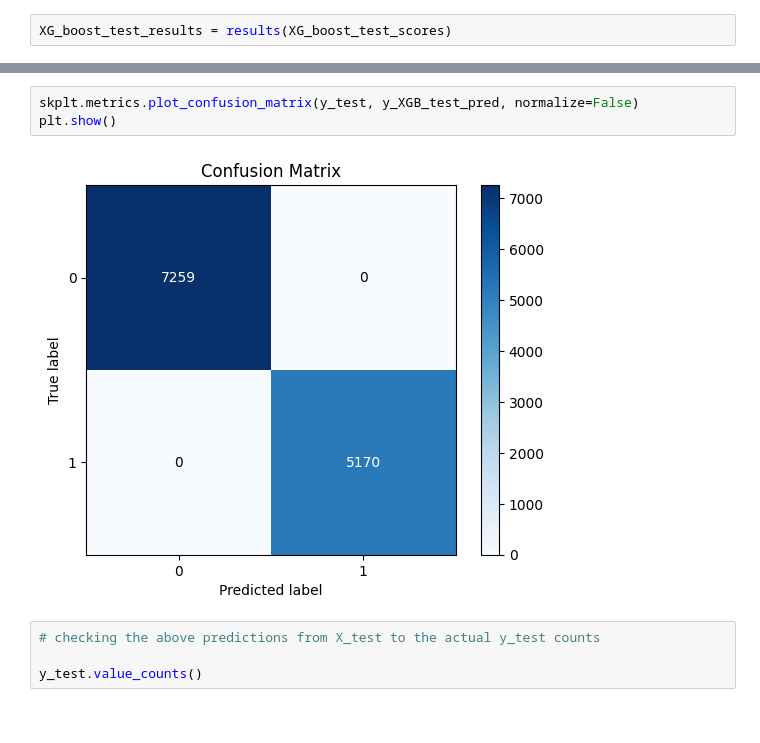
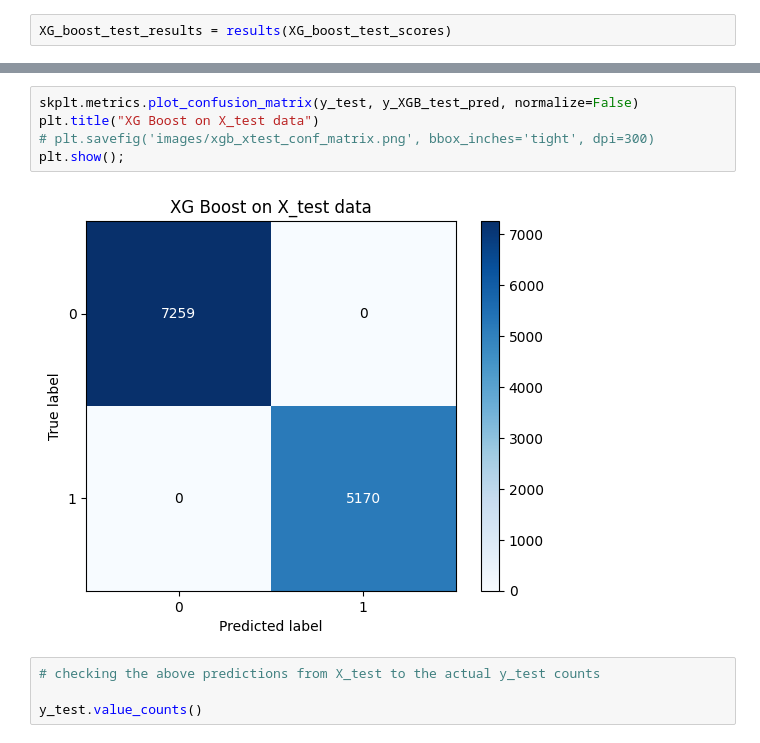
Before and after one commit to mccafj/Fall_Detection_Model, a Jupyter notebook: scratch_notebook.ipynb, the cells around one changed output, grey strips where cells are left out. Drawn from its saved outputs; the diff is of its cells as text.

Commit message:
markdown edits, conf matrices visuals

```diff
--- a/scratch_notebook.ipynb
+++ b/scratch_notebook.ipynb
@@ -2147,8 +2154,10 @@ print_results(XG_boost_test_results)
 # %%
 skplt.metrics.plot_confusion_matrix(y_test, y_XGB_test_pred, normalize=False)
-plt.show()
+plt.title("XG Boost on X_test data")
+# plt.savefig('images/xgb_xtest_conf_matrix.png', bbox_inches='tight', dpi=300)
+plt.show();
 # %% [output]
-[figure, old version]
+[figure, new version]
 # %%
 # checking the above predictions from X_test to the actual y_test counts
 
```
Also changed, not shown: parts of 64 cells of this notebook, 3 other files.
